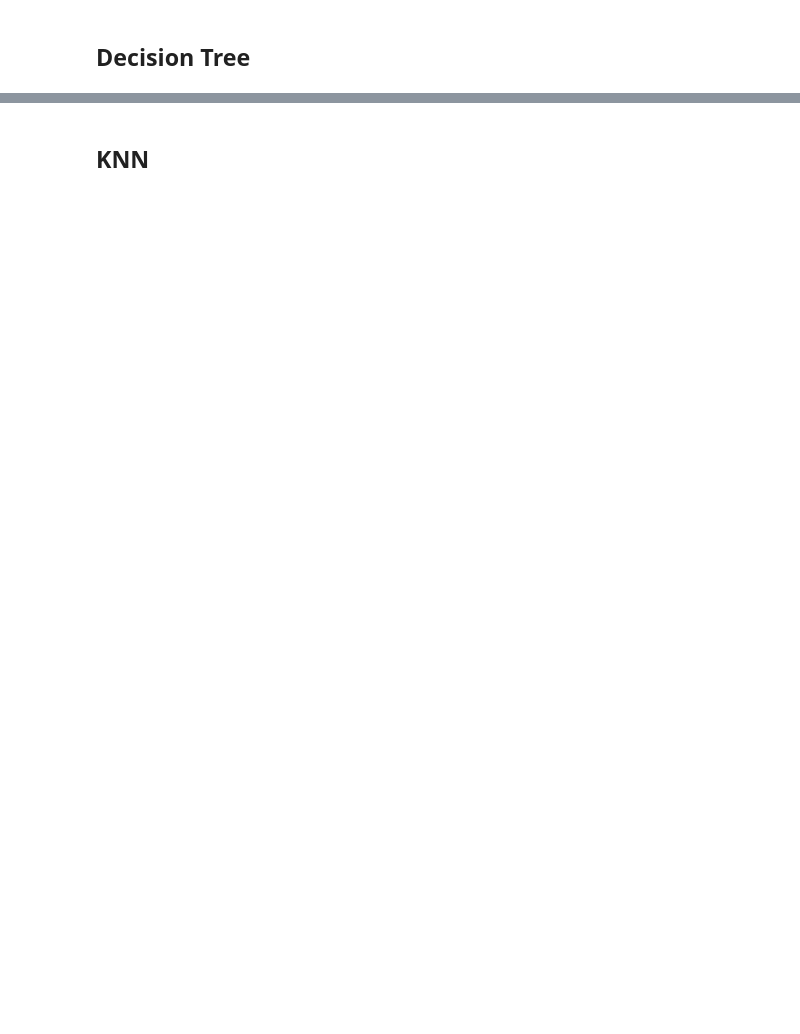
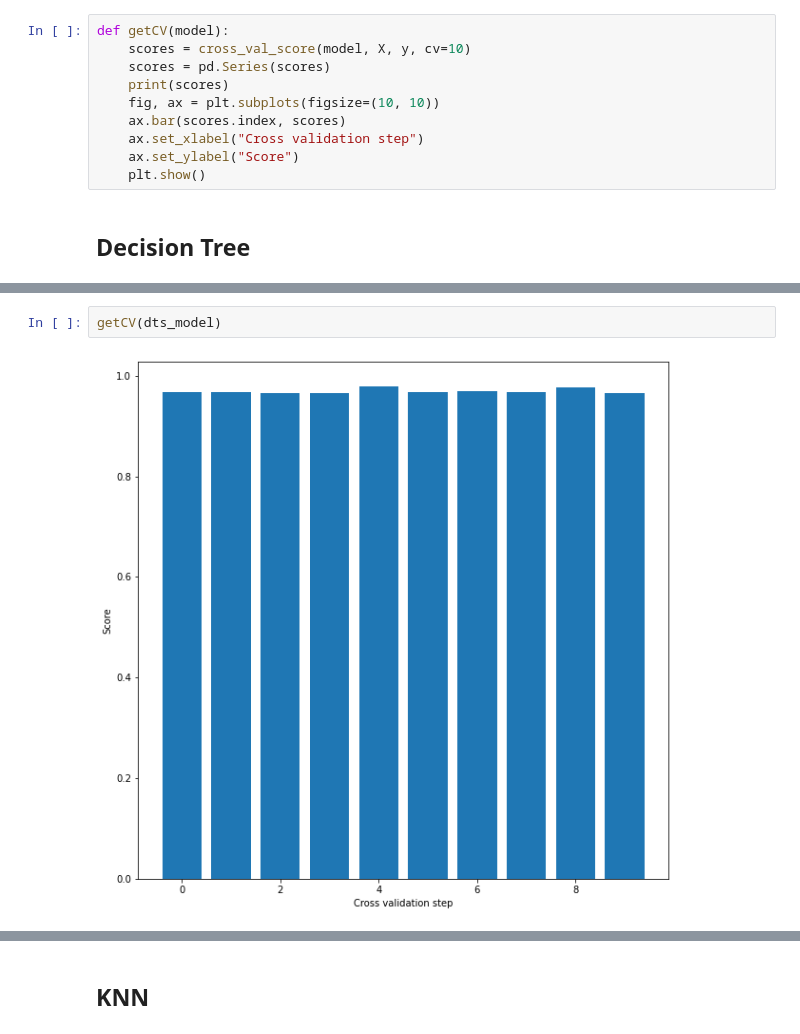
Before and after one commit to chandieka/PhishingClassifier, a Jupyter notebook: training.ipynb, the cells around one changed output, grey strips where cells are left out. Drawn from its saved outputs; the diff is of its cells as text; blank space fills up the shorter version.

```diff
--- a/training.ipynb
+++ b/training.ipynb
@@ -152,3 +171,13 @@ the purpose of training different model is to make the comparison of the said al
+# %%
+def getCV(model):
+    scores = cross_val_score(model, X, y, cv=10)
+    scores = pd.Series(scores)
+    print(scores)
+    fig, ax = plt.subplots(figsize=(10, 10))
+    ax.bar(scores.index, scores)
+    ax.set_xlabel("Cross validation step")
+    ax.set_ylabel("Score")
+    plt.show()
 # %% [markdown]
 ## Decision Tree
 # %%
@@ -177,0 +210,4 @@ F1 score of the model is: 97%
+# %%
+getCV(dts_model)
+# %% [output]
+[figure, added]
```
Also changed, not shown: parts of 32 cells of this notebook, 6 other files.
